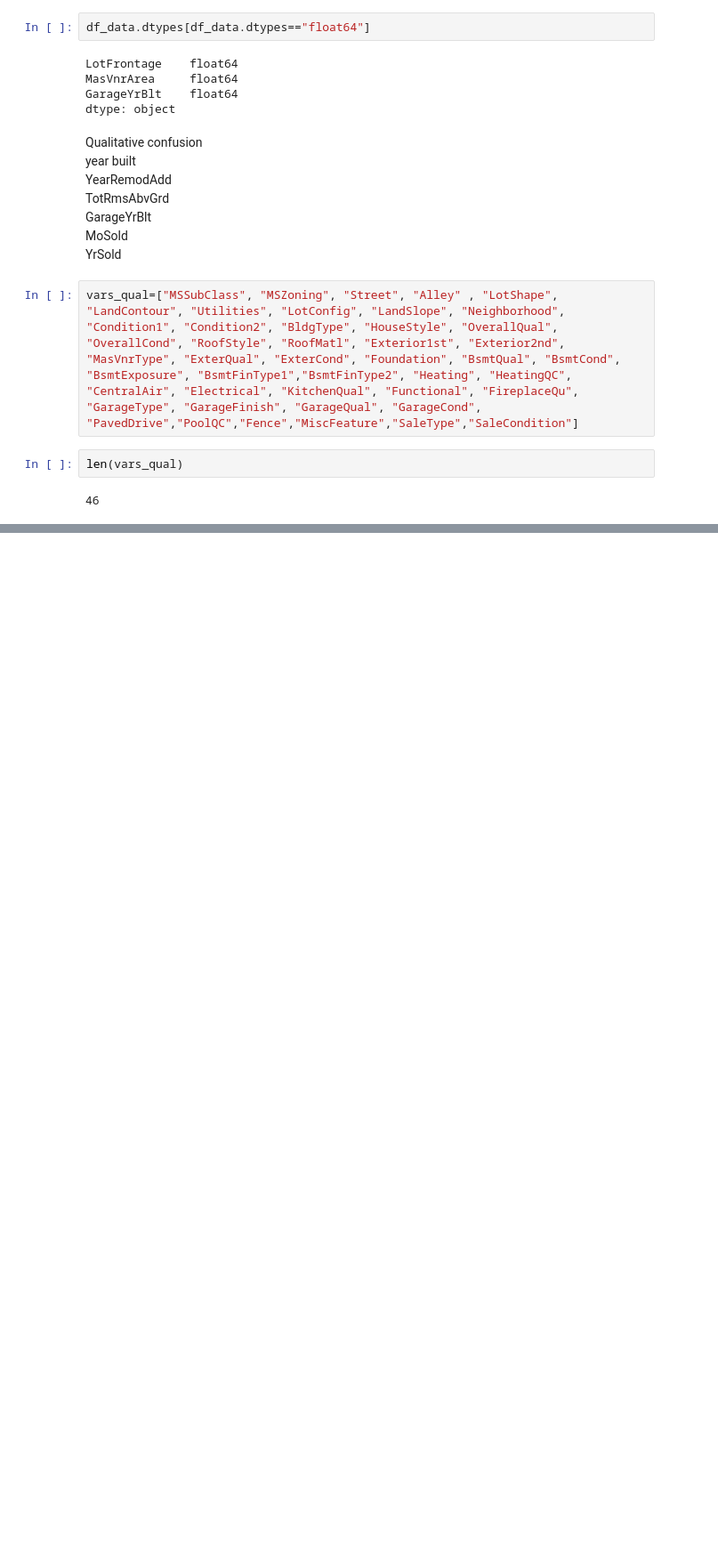
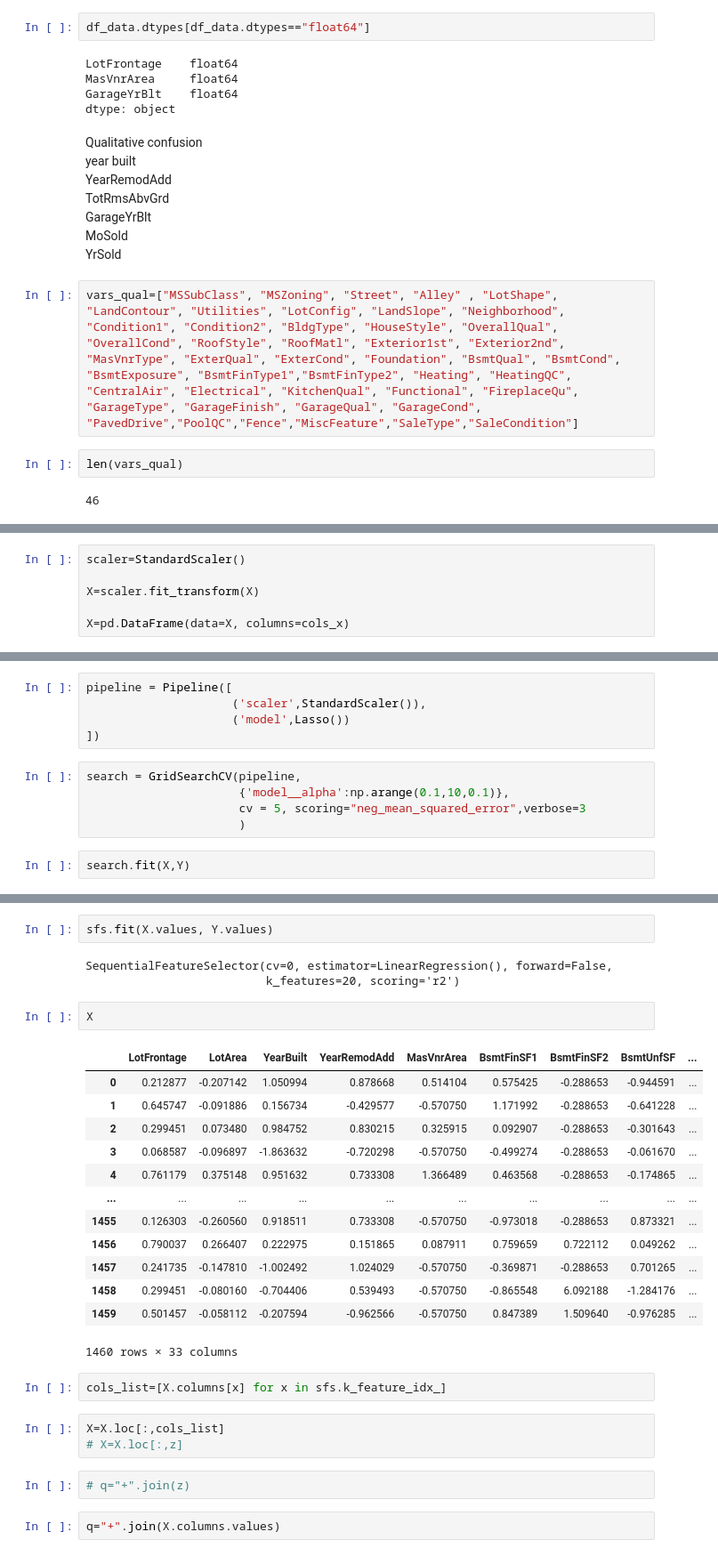
Before and after one commit to sameerkataria/Housing-Prices, a Jupyter notebook: Housing Prices Regression Final Project.ipynb, the cells around one changed output, grey strips where cells are left out. Shown: that part at 89% size. Cells and saved outputs as stored; diff of their text form; blank space fills up the shorter version.

Commit message:
v0.2
Forward Backward Selection and Lasso CV

```diff
--- a/Housing Prices Regression Final Project.ipynb
+++ b/Housing Prices Regression Final Project.ipynb
@@ -123,0 +275,6 @@ len(vars_qual)
+# %%
+scaler=StandardScaler()
+
+X=scaler.fit_transform(X)
+
+X=pd.DataFrame(data=X, columns=cols_x)
@@ -123,0 +287,12 @@ len(vars_qual)
+# %%
+pipeline = Pipeline([
+                     ('scaler',StandardScaler()),
+                     ('model',Lasso())
+])
+# %%
+search = GridSearchCV(pipeline,
+                      {'model__alpha':np.arange(0.1,10,0.1)},
+                      cv = 5, scoring="neg_mean_squared_error",verbose=3
+                      )
+# %%
+search.fit(X,Y)
@@ -123,0 +491,30 @@ len(vars_qual)
+# %%
+sfs.fit(X.values, Y.values)
+# %% [output]
+SequentialFeatureSelector(cv=0, estimator=LinearRegression(), forward=False,
+                          k_features=20, scoring='r2')
+# %%
+X
+# %% [output]
+|  | LotFrontage | LotArea | YearBuilt | YearRemodAdd | MasVnrArea | BsmtFinSF1 | BsmtFinSF2 | BsmtUnfSF | ... |
+| 0 | 0.212877 | -0.207142 | 1.050994 | 0.878668 | 0.514104 | 0.575425 | -0.288653 | -0.944591 | ... |
+| 1 | 0.645747 | -0.091886 | 0.156734 | -0.429577 | -0.570750 | 1.171992 | -0.288653 | -0.641228 | ... |
+| 2 | 0.299451 | 0.073480 | 0.984752 | 0.830215 | 0.325915 | 0.092907 | -0.288653 | -0.301643 | ... |
+| 3 | 0.068587 | -0.096897 | -1.863632 | -0.720298 | -0.570750 | -0.499274 | -0.288653 | -0.061670 | ... |
+| 4 | 0.761179 | 0.375148 | 0.951632 | 0.733308 | 1.366489 | 0.463568 | -0.288653 | -0.174865 | ... |
+| ... | ... | ... | ... | ... | ... | ... | ... | ... | ... |
+| 1455 | 0.126303 | -0.260560 | 0.918511 | 0.733308 | -0.570750 | -0.973018 | -0.288653 | 0.873321 | ... |
+| 1456 | 0.790037 | 0.266407 | 0.222975 | 0.151865 | 0.087911 | 0.759659 | 0.722112 | 0.049262 | ... |
+| 1457 | 0.241735 | -0.147810 | -1.002492 | 1.024029 | -0.570750 | -0.369871 | -0.288653 | 0.701265 | ... |
+| 1458 | 0.299451 | -0.080160 | -0.704406 | 0.539493 | -0.570750 | -0.865548 | 6.092188 | -1.284176 | ... |
+| 1459 | 0.501457 | -0.058112 | -0.207594 | -0.962566 | -0.570750 | 0.847389 | 1.509640 | -0.976285 | ... |
+1460 rows × 33 columns
+# %%
+cols_list=[X.columns[x] for x in sfs.k_feature_idx_]
+# %%
+X=X.loc[:,cols_list]
+# X=X.loc[:,z]
+# %%
+# q="+".join(z)
+# %%
+q="+".join(X.columns.values)
```
Also changed, not shown: parts of 34 cells of this notebook.
